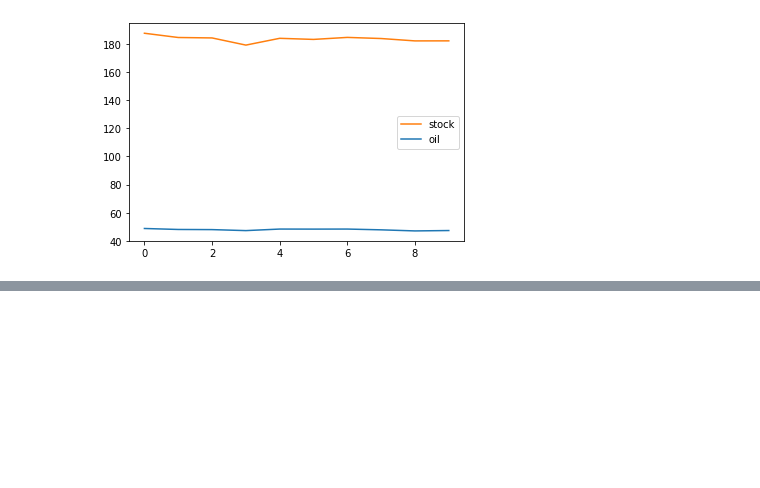
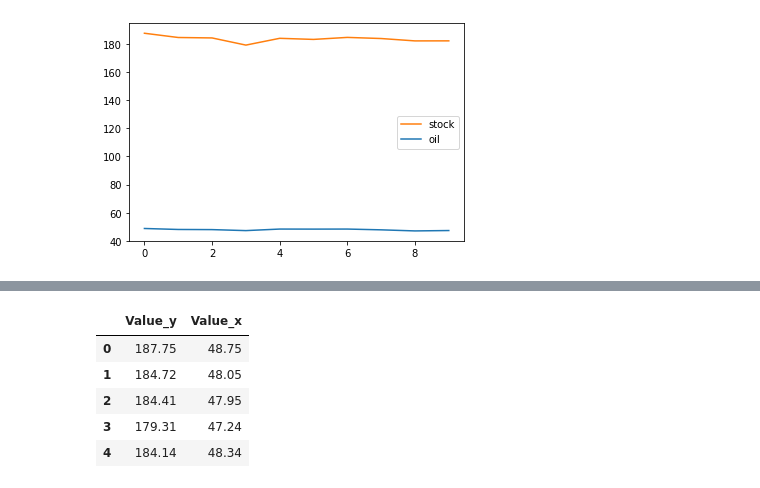
Before and after one commit to Dhrumilsoni/rmds, a Jupyter notebook: parse_files_for_graphs/oil_stock_correlation.ipynb, the cells around one changed output, grey strips where cells are left out. Cells and saved outputs as stored; diff of their text form; code cells hidden in the pictures; blank space fills up the shorter version.

```diff
--- a/parse_files_for_graphs/oil_stock_correlation.ipynb
+++ b/parse_files_for_graphs/oil_stock_correlation.ipynb
@@ -217,0 +229,15 @@ for merge_df in merge_dfs:
+# %%
+import statsmodels.api as sm
+from statsmodels.tsa.stattools import grangercausalitytests
+
+
+data = merge_df.loc[:, ["Value_y", "Value_x"]]
+
+data.head()
+# %% [output]
+|  | Value_y | Value_x |
+| 0 | 187.75 | 48.75 |
+| 1 | 184.72 | 48.05 |
+| 2 | 184.41 | 47.95 |
+| 3 | 179.31 | 47.24 |
+| 4 | 184.14 | 48.34 |
```
Also changed, not shown: parts of 4 cells of this notebook, 5 other files.
